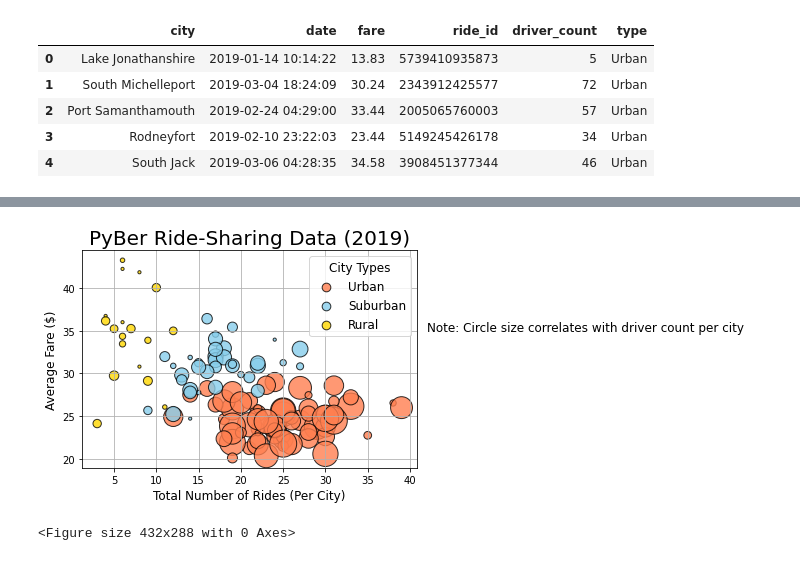
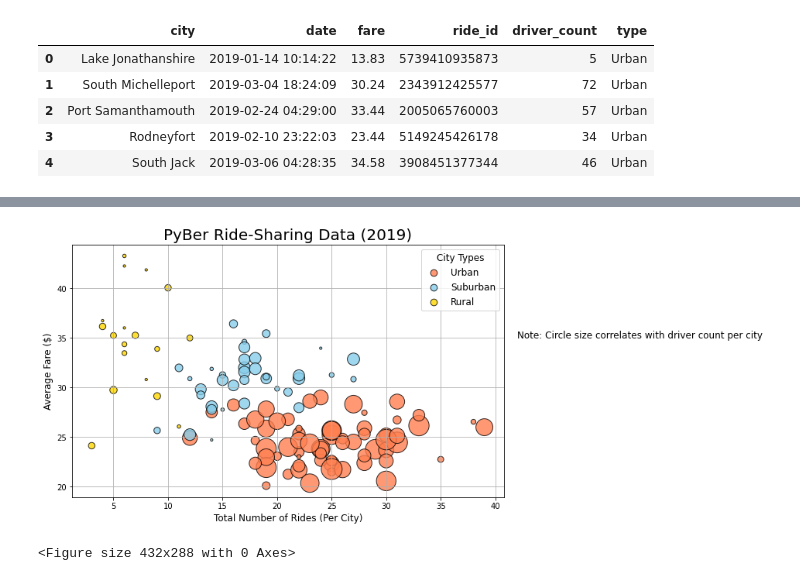
Before and after one commit to mgh731/Pyber_Analysis, a Jupyter notebook: PyBer.ipynb, the cells around one changed output, grey strips where cells are left out. Cells and saved outputs as stored; diff of their text form; code cells hidden in the pictures.

```diff
--- a/PyBer.ipynb
+++ b/PyBer.ipynb
@@ -40,6 +40,7 @@ suburban_ride_count = suburban_cities_df.groupby(["city"]).count()["ride_id"]
 rural_ride_count = rural_cities_df.groupby(["city"]).count()["ride_id"]
 # %%
 #Get the average fare for each city in the urban cities
-urban_avg_fare = urban_cities_df.groupby(["city"]).mean()["fare"]
-suburban_avg_fare = suburban_cities_df.groupby(["city"]).mean()["fare"]
-rural_avg_fare = rural_cities_df.groupby(["city"]).mean()["fare"]
+urban_avg_fares = urban_cities_df.groupby(["city"]).sum()["fare"]
+suburban_avg_fares = suburban_cities_df.groupby(["city"]).sum()["fare"]
+rural_avg_fares = rural_cities_df.groupby(["city"]).sum()["fare"]
+urban_avg_fares
@@ -50,7 +65,7 @@ suburban_driver_count = suburban_cities_df.groupby(["city"]).mean()["driver_coun
 rural_driver_count = rural_cities_df.groupby(["city"]).mean()["driver_count"]
 # %%
 #Build the scatter plots for urban cities
-#plt.subplots(figsize=(10, 6))
+plt.subplots(figsize=(10, 6))
 plt.scatter(urban_ride_count, urban_avg_fare, s=10*urban_driver_count,
            c="coral",
            edgecolor="black",
@@ -63,33 +78,33 @@ plt.scatter(suburban_ride_count, suburban_avg_fare,
            edgecolor="black", linewidths=1,
            alpha=0.8, label="Suburban")
 
 plt.scatter(rural_ride_count, rural_avg_fare,
            s=10*rural_driver_count, c="gold",
            edgecolor="black", linewidths=1,
            alpha=0.8, label="Rural")
 
 plt.title("PyBer Ride-Sharing Data (2019)", fontsize=20)
 plt.ylabel("Average Fare ($)", fontsize=12)
 plt.xlabel("Total Number of Rides (Per City)", fontsize=12)
 plt.grid(True)
 # Add the legend.
 lgnd = plt.legend(fontsize="12", mode="Expanded",
                  scatterpoints=1, loc="best", title="City Types")
 lgnd.legendHandles[0]._sizes = [75]
 lgnd.legendHandles[1]._sizes = [75]
 lgnd.legendHandles[2]._sizes = [75]
 lgnd.get_title().set_fontsize(12)
 
 # Incorporate a text label about circle size.
-plt.text(42, 35, "Note: Circle size correlates with driver count per city", wrap=True, fontsize="12")
+plt.text(42, 35, "Note: Circle size correlates with driver count per city", fontsize=12, wrap=True)
 
 #show the plot
 fig1 = plt.gcf()
 plt.show()
 
 # Save the figure.
 plt.draw()
 fig1.savefig("analysis/Fig1.png")
 # %% [output]
-[figure, old version]
+[figure, new version]
 <Figure size 432x288 with 0 Axes>
```
Also changed, not shown: parts of 16 cells of this notebook, 4 other files.
